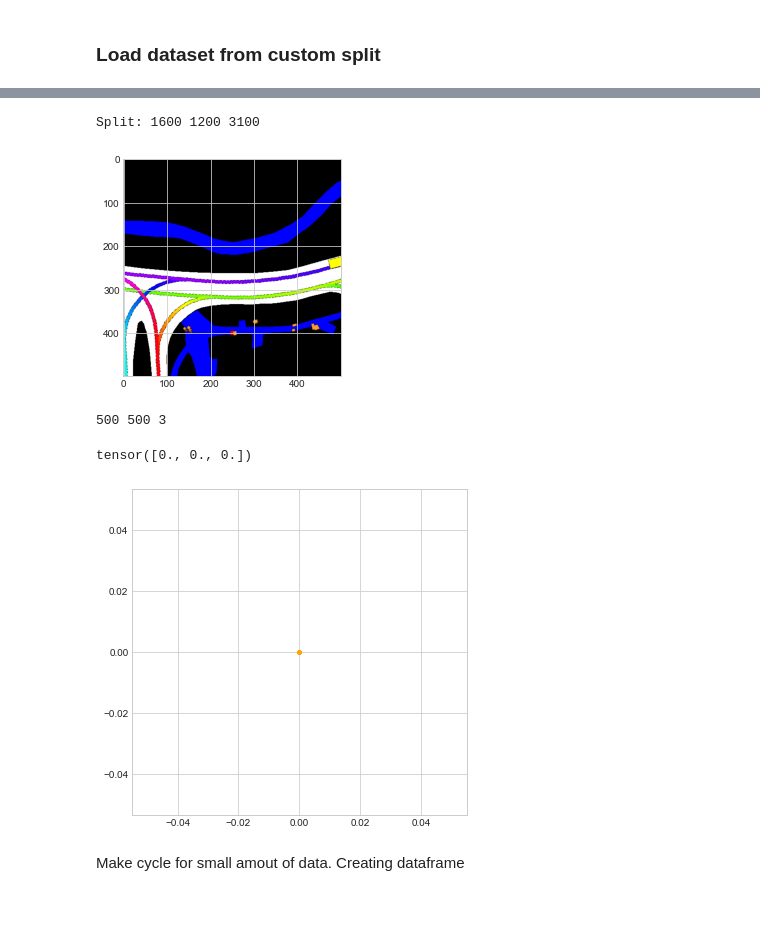
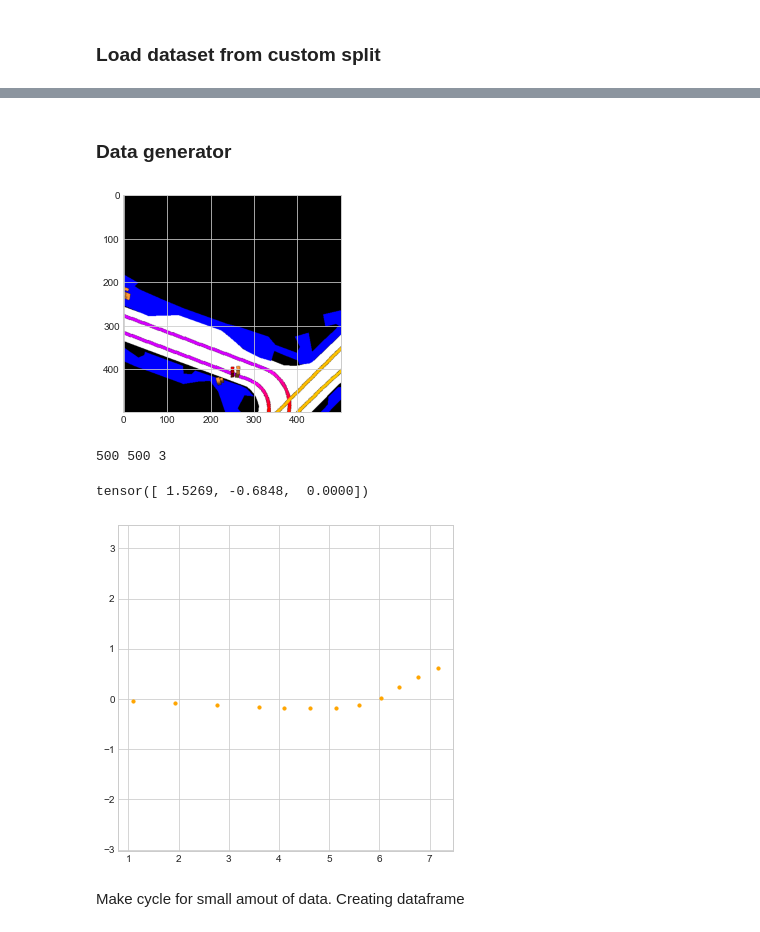
Before and after one commit to TechToker/nuscenes-devkit, a Jupyter notebook: Npy_dataset_creator.ipynb, the cells around one changed output, grey strips where cells are left out. Saved outputs shown, nothing was run; the diff lists cells and outputs as text; code cells hidden in the pictures.

```diff
--- a/Npy_dataset_creator.ipynb
+++ b/Npy_dataset_creator.ipynb
@@ -19,4 +21,4 @@ helper = PredictHelper(nusc)
 # %%
-# train = get_prediction_challenge_split("train", dataroot=DATAROOT)
-# validation = get_prediction_challenge_split("train_val", dataroot=DATAROOT)
-# test = get_prediction_challenge_split("val", dataroot=DATAROOT)
+train = get_prediction_challenge_split("train", dataroot=DATAROOT)
+validation = get_prediction_challenge_split("train_val", dataroot=DATAROOT)
+test = get_prediction_challenge_split("val", dataroot=DATAROOT)
@@ -25,13 +35,13 @@ helper = PredictHelper(nusc)
 # %%
 import json
 
-with open("./CustomDataSplit/moto.json", "r") as read_file:
+with open("./CustomDataSplit/train.json", "r") as read_file:
     train = json.load(read_file)
 
-with open("./CustomDataSplit/bikes.json", "r") as read_file:
+with open("./CustomDataSplit/validation.json", "r") as read_file:
     validation = json.load(read_file)
 
-with open("./CustomDataSplit/peds.json", "r") as read_file:
+with open("./CustomDataSplit/test.json", "r") as read_file:
     test = json.load(read_file)
 # %%
 print(f"Split: {len(train)} {len(validation)} {len(test)}")
@@ -40,38 +50,32 @@ Split: 1601 1277 8183
-# %%
-train = train[:1600]
-validation = validation[:1200]
-test = test[:3100]
-# %%
-print(f"Split: {len(train)} {len(validation)} {len(test)}")
-# %% [output]
-Split: 1600 1200 3100
+# %% [markdown]
+### Data generator
 # %%
 from nuscenes.prediction.input_representation.static_layers import StaticLayerRasterizer
 from nuscenes.prediction.input_representation.agents import AgentBoxesWithFadedHistory
 from nuscenes.prediction.input_representation.interface import InputRepresentation
 from nuscenes.prediction.input_representation.combinators import Rasterizer
 
 # Input representation
 def GenerateImage(instance_token, sample_token):
     static_layer_rasterizer = StaticLayerRasterizer(helper)
     agent_rasterizer = AgentBoxesWithFadedHistory(helper, seconds_of_history=1)
 
     mtp_input_representation = InputRepresentation(static_layer_rasterizer, agent_rasterizer, Rasterizer())
 
     img = mtp_input_representation.make_input_representation(instance_token, sample_token)
 
     return img
 
 
-target_instance_token, start_prediction_sample_token = test[1550].split("_")
+target_instance_token, start_prediction_sample_token = train[22250].split("_")
 
 img = GenerateImage(target_instance_token, start_prediction_sample_token)
 plt.imshow(img)
 plt.show()
 
 print(len(img), len(img[0]), len(img[0][0]))
 # %% [output]
-[figure, old version]
+[figure, new version]
 500 500 3
 # %%
 import numpy as np
@@ -95,7 +99,7 @@ heading_cr = agent_param_processing(heading_cr)
 agent_state_vector = torch.Tensor([vel, accel, heading_cr])
 agent_state_vector
 # %% [output]
-tensor([0., 0., 0.])
+tensor([ 1.5269, -0.6848,  0.0000])
 # %%
 import matplotlib.pyplot as plt
 
@@ -116,7 +120,7 @@ gt = helper.get_future_for_agent(target_instance_token, start_prediction_sample_
 
 PlotPathWithPrediction(gt)
 # %% [output]
-[figure, old version]
+[figure, new version]
 # %% [markdown]
 Make cycle for small amout of data. Creating dataframe
 # %%
```
Also changed, not shown: parts of 20 cells of this notebook, 3 other files.
